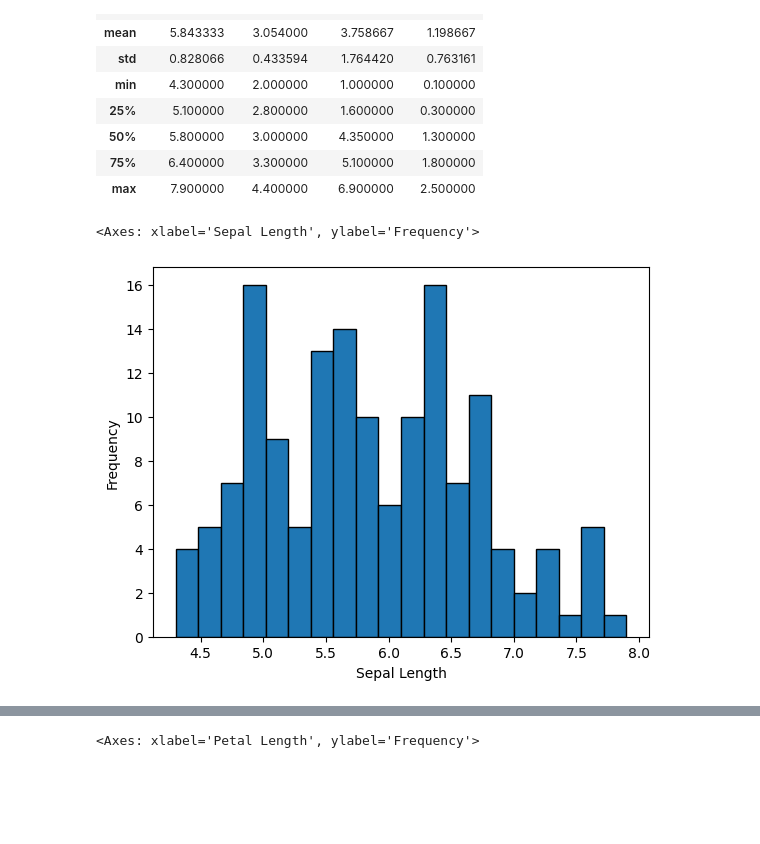
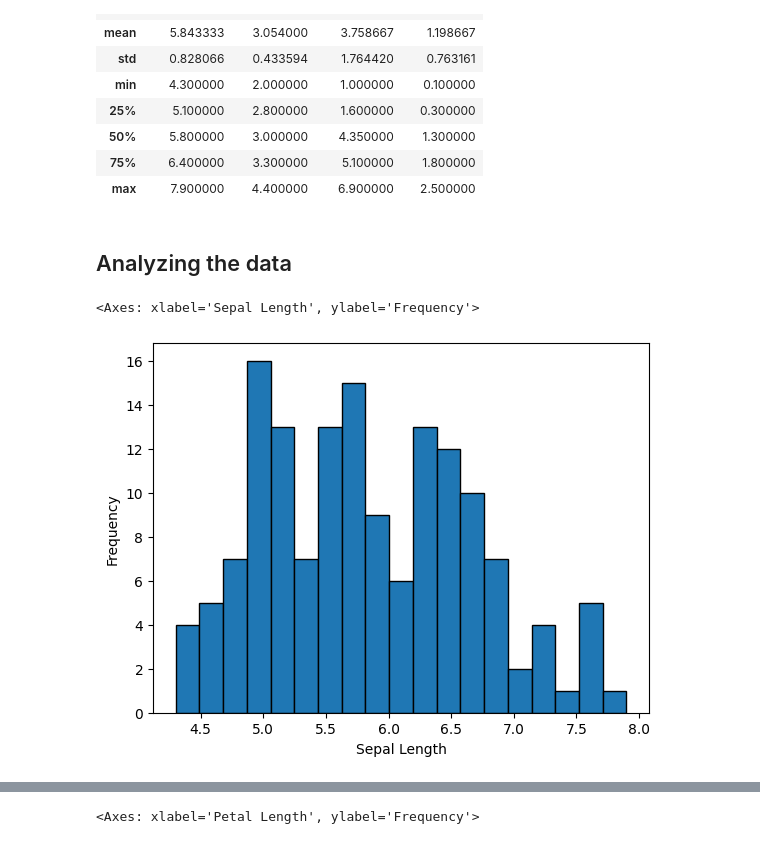
Before and after one commit to devSuryansh/CODSOFT, a Jupyter notebook: IRIS Flower Classification/IRIS_Flower_Classification.ipynb, the cells around one changed output, grey strips where cells are left out. Saved outputs shown, nothing was run; the diff lists cells and outputs as text; code cells hidden in the pictures; blank space fills up the shorter version.

```diff
--- a/IRIS Flower Classification/IRIS_Flower_Classification.ipynb
+++ b/IRIS Flower Classification/IRIS_Flower_Classification.ipynb
@@ -62,9 +62,11 @@ df.describe()
 | 50% | 5.800000 | 3.000000 | 4.350000 | 1.300000 |
 | 75% | 6.400000 | 3.300000 | 5.100000 | 1.800000 |
 | max | 7.900000 | 4.400000 | 6.900000 | 2.500000 |
+# %% [markdown]
+## Analyzing the data
 # %%
-df['sepal_length'].plot(kind = "hist", bins = 20, xlabel = "Sepal Length", edgecolor = "black")
+df['sepal_length'].plot(kind = "hist", bins = 19, xlabel = "Sepal Length", edgecolor = "black")
 # %% [output]
 <Axes: xlabel='Sepal Length', ylabel='Frequency'>
-[figure, old version]
+[figure, new version]
 # %%
```
Also changed, not shown: parts of 4 cells of this notebook.
